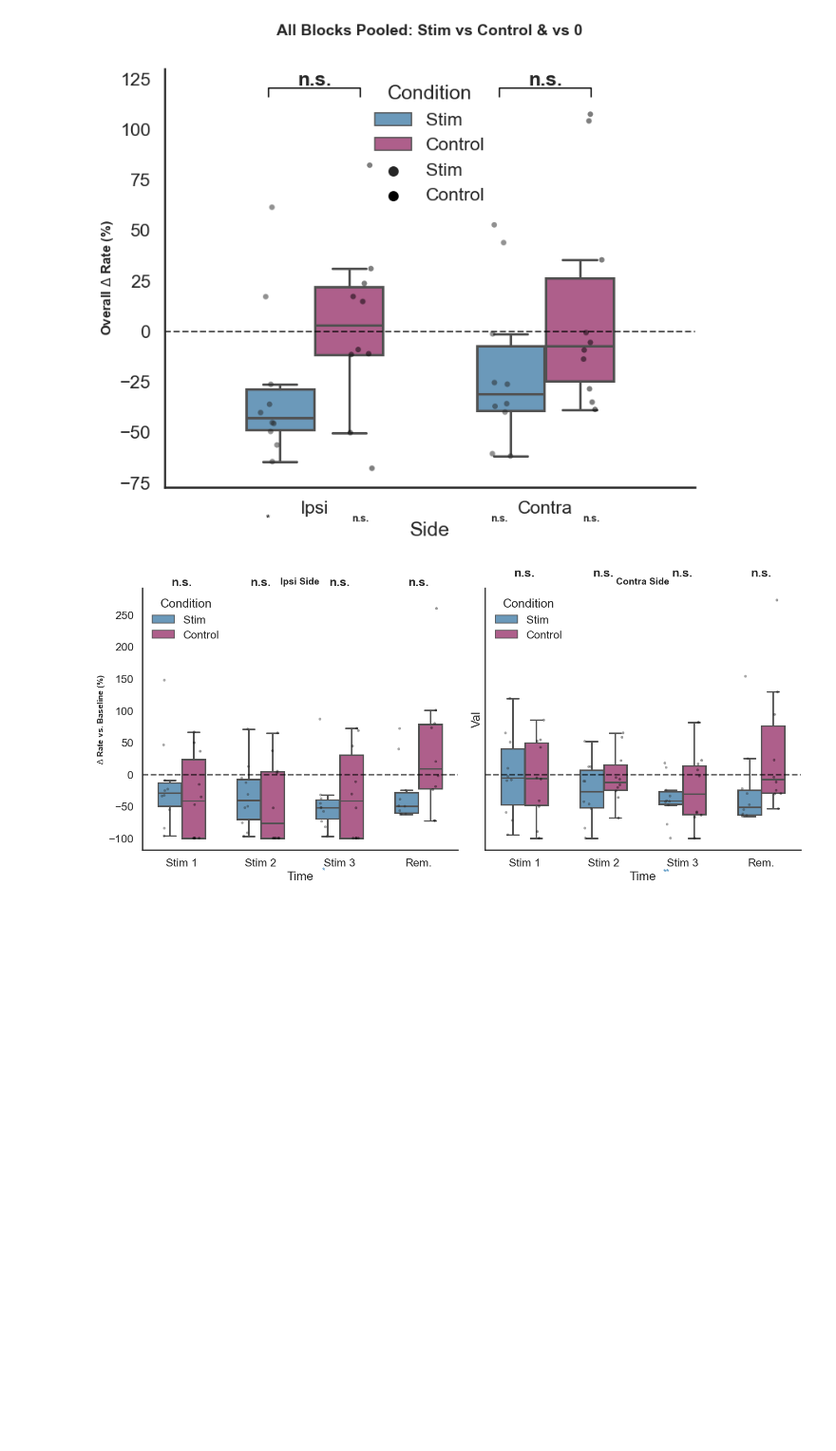
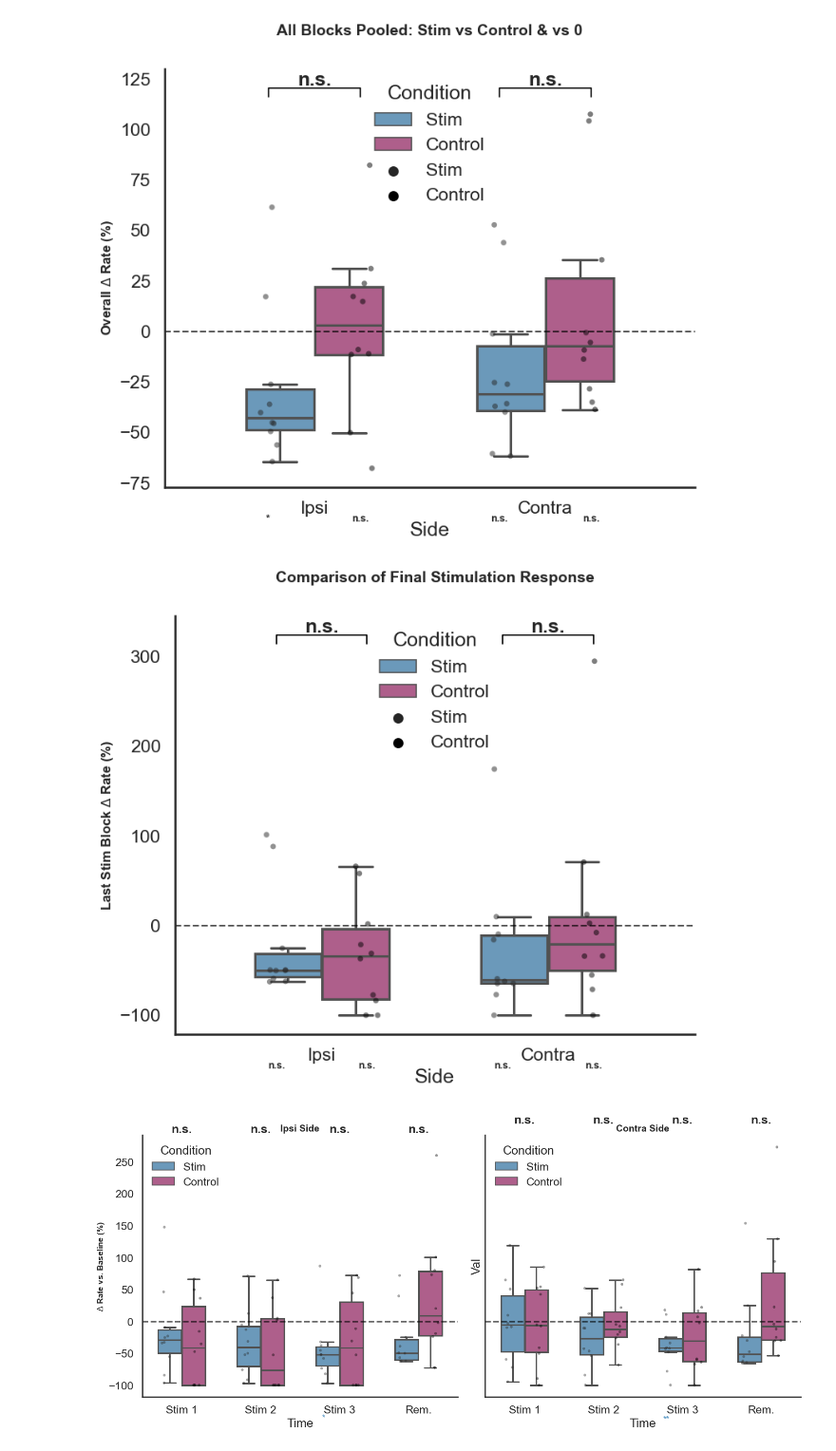
Before and after one commit to Falach/spikes_stim, a Jupyter notebook: paper/final_figuresV2.ipynb, the cells around one changed output. Shown at 95% size. Cells and saved outputs as stored; diff of their text form; code cells hidden in the pictures; blank space fills up the shorter version.

Commit message:
Finalize models

```diff
--- a/paper/final_figuresV2.ipynb
+++ b/paper/final_figuresV2.ipynb
@@ -727,6 +504,97 @@ plt.tight_layout()
 plt.show()
 # %% [output]
 [figure]
+# %%
+import pandas as pd
+import seaborn as sns
+import matplotlib.pyplot as plt
+from scipy import stats
+import numpy as np
+
+# --- 1. פונקציית עזר לשליפת בלוק הגירוי האחרון לכל נבדק ---
+def get_last_stim_value(df):
+    """
+    עוברת על כל שורה ושולפת את הערך מהעמודה האי-זוגית האחרונה (גירוי) שאינה NaN.
+    """
+    last_stim_vals = []
+    # אינדקסים של בלוקי גירוי הם 1, 3, 5, 7...
+    stim_cols = [c for c in range(1, df.shape[1], 2)]
+
+    for _, row in df.iterrows():
+        # סינון עמודות הגירוי שיש בהן ערך לנבדק זה
+        valid_stim_data = row[stim_cols].dropna()
+        if not valid_stim_data.empty:
+            # לקיחת הערך האחרון ברשימה
+            last_stim_vals.append(valid_stim_data.values[-1])
+
+    return np.array(last_stim_vals)
+
+# --- 2. חילוץ ה-DataFrames ---
+df_si = get_clean_matrix(data_stim['rates']['ipsi'], mode='baseline', threshold=1000)
+df_sc = get_clean_matrix(data_stim['rates']['contra'], mode='baseline', threshold=1000)
+df_ci = get_clean_matrix(data_control['rates']['ipsi'], mode='baseline', threshold=1000)
+df_cc = get_clean_matrix(data_control['rates']['contra'], mode='baseline', threshold=1000)
+
+# --- 3. שליפת הערך של הגירוי האחרון בלבד לכל נבדק ---
+v_si = get_last_stim_value(df_si)
+v_sc = get_last_stim_value(df_sc)
+v_ci = get_last_stim_value(df_ci)
+v_cc = get_last_stim_value(df_cc)
+
+# --- 4. ארגון הנתונים לציור ---
+plot_list = []
+for v in v_si: plot_list.append({'Value': v, 'Side': 'Ipsi', 'Condition': 'Stim'})
+for v in v_sc: plot_list.append({'Value': v, 'Side': 'Contra', 'Condition': 'Stim'})
+for v in v_ci: plot_list.append({'Value': v, 'Side': 'Ipsi', 'Condition': 'Control'})
+for v in v_cc: plot_list.append({'Value': v, 'Side': 'Contra', 'Condition': 'Control'})
+df_plot = pd.DataFrame(plot_list)
+
+# --- 5. יצירת הגרף והסטטיסטיקה ---
+fig, ax = plt.subplots(figsize=(8, 7))
+colors = {'Stim': '#5e9bc7', 'Control': '#bb528c'}
+
+sns.boxplot(x='Side', y='Value', hue='Condition', data=df_plot, palette=colors, ax=ax, width=0.6, fliersize=0)
+sns.stripplot(x='Side', y='Value', hue='Condition', data=df_plot, color='black', alpha=0.5, dodge=True, ax=ax)
+
+ax.axhline(0, color='black', linestyle='--', linewidth=1.5, alpha=0.7)
+
+# סטטיסטיקה
+y_max = df_plot['Value'].max()
+y_min = df_plot['Value'].min()
+h = abs(y_max - y_min) * 0.05
+
+def get_stars(p):
+    if p < 0.001: return '***'
+    if p < 0.01: return '**'
+    if p < 0.05: return '*'
+    return 'n.s.'
+
+for i, side in enumerate(['Ipsi', 'Contra']):
+    # השוואה בין Stim ל-Control
+    s_vals = df_plot[(df_plot['Side'] == side) & (df_plot['Condition'] == 'Stim')]['Value']
+    c_vals = df_plot[(df_plot['Side'] == side) & (df_plot['Condition'] == 'Control')]['Value']
+
+    if len(s_vals) > 1 and len(c_vals) > 1:
+        _, p_comp = stats.ttest_ind(s_vals, c_vals)
+        ax.plot([i-0.2, i-0.2, i+0.2, i+0.2], [y_max + h, y_max + 1.5*h, y_max + 1.5*h, y_max + h], color='black', lw=1.2)
+        ax.text(i, y_max + 1.6*h, get_stars(p_comp), ha='center', fontweight='bold')
+
+    # מבחן מול 0
+    for j, (cond, vals) in enumerate([('Stim', [v_si, v_sc][i]), ('Control', [v_ci, v_cc][i])]):
+        if len(vals) > 1:
+            _, p_vs_0 = stats.ttest_1samp(vals, 0)
+            x_pos = i - 0.2 if j == 0 else i + 0.2
+            ax.text(x_pos, y_min - 3*h, get_stars(p_vs_0), ha='center', fontsize=9, fontweight='bold')
+
+ax.set_ylabel(r'Last Stim Block $\Delta$ Rate (%)', fontsize=12, fontweight='bold')
+ax.set_title('Comparison of Final Stimulation Response', fontsize=14, fontweight='bold', pad=30)
+for spine in ['top', 'right']: ax.spines[spine].set_visible(False)
+ax.legend(title='Condition', frameon=False)
+
+plt.tight_layout()
+plt.show()
+# %% [output]
+[figure, added]
 # %%
 import pandas as pd
 import seaborn as sns
```
Also changed, not shown: parts of 27 cells of this notebook.
